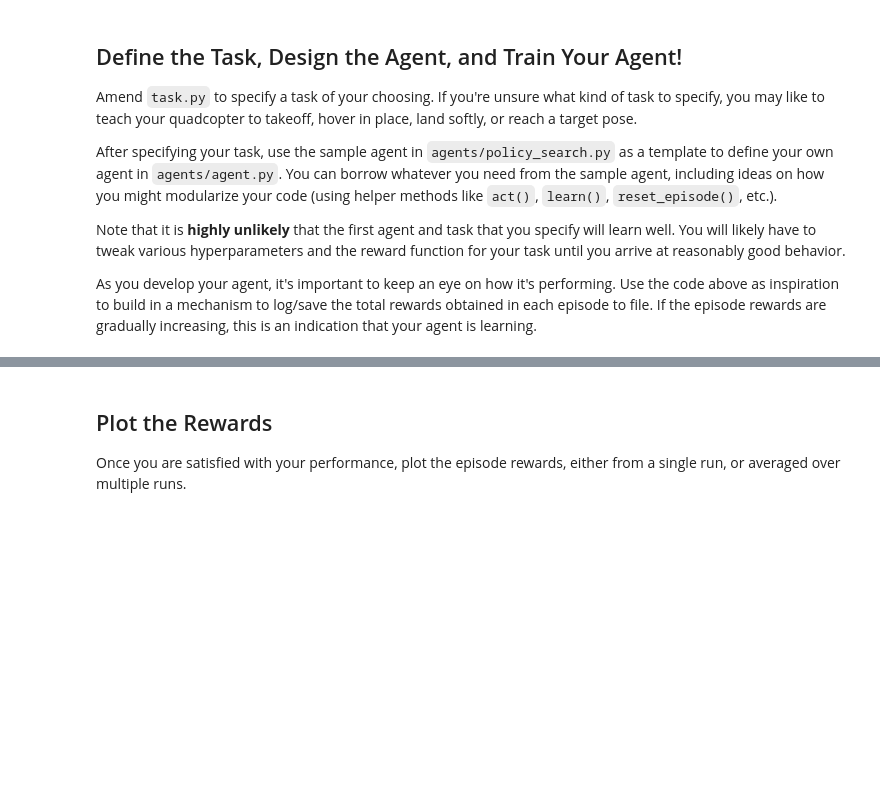
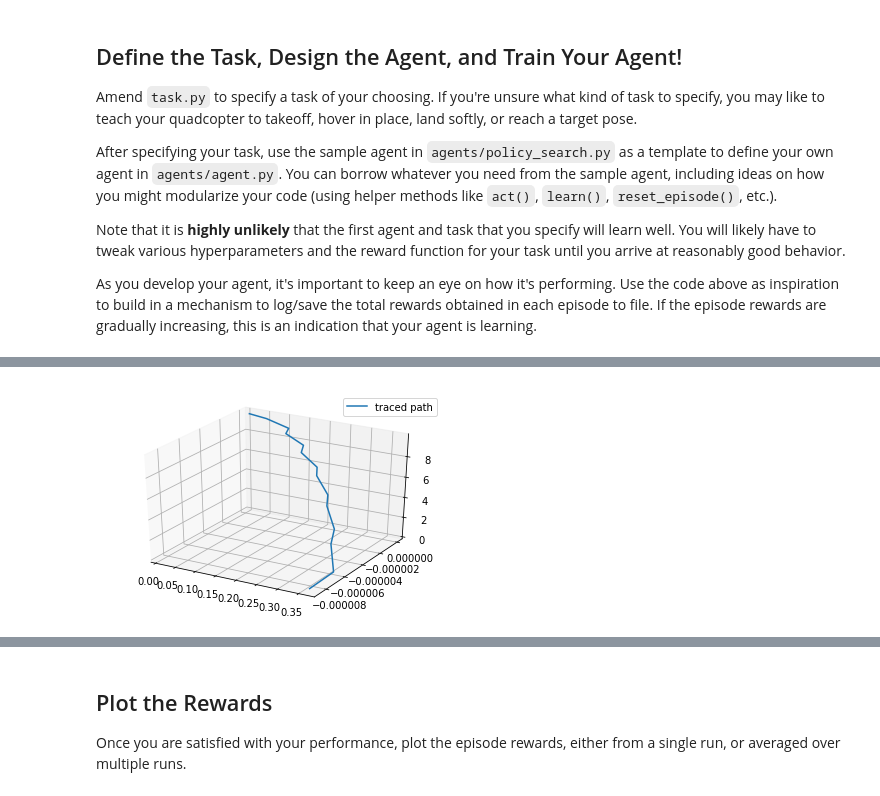
Before and after one commit to gotamist/deep-learning, a Jupyter notebook: Quadcopter_Project.ipynb, the cells around one changed output, grey strips where cells are left out. Drawn from its saved outputs; the diff is of its cells as text; code cells hidden in the pictures; blank space fills up the shorter version.

```diff
--- a/Quadcopter_Project.ipynb
+++ b/Quadcopter_Project.ipynb
@@ -340,3 +364,14 @@ _ = plt.ylim()
+# %%
+from mpl_toolkits.mplot3d import Axes3D
+fig = plt.figure()
+ax = fig.gca(projection='3d')
+
+ax.plot(results['x'], results['y'], results['z'], label='traced path')
+ax.legend()
+
+plt.show()
+# %% [output]
+[figure, added]
 # %%
 plt.plot(results['time'], results['rotor_speed1'], label='rotor1')
 plt.plot(results['time'], results['rotor_speed2'], label='rotor2')
```
Also changed, not shown: parts of 22 cells of this notebook.
